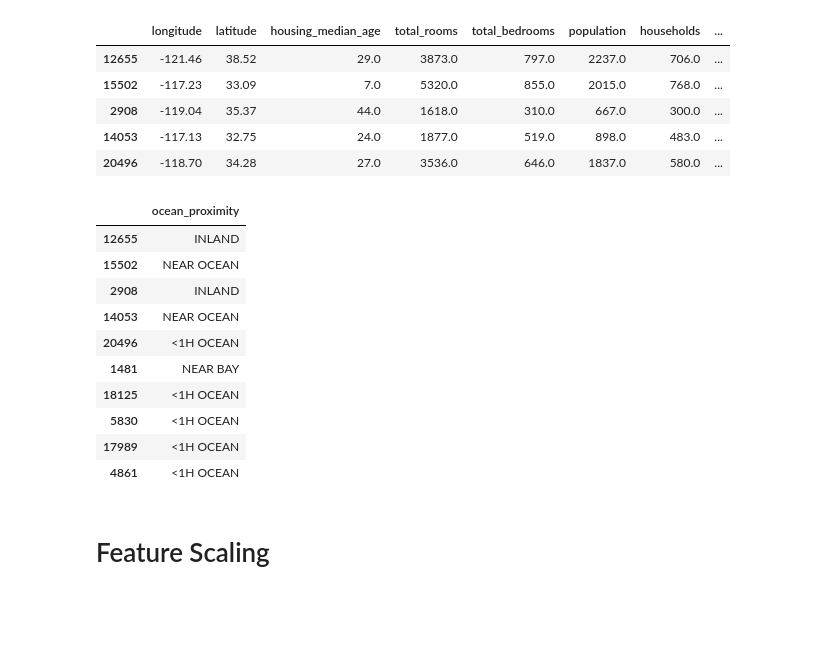
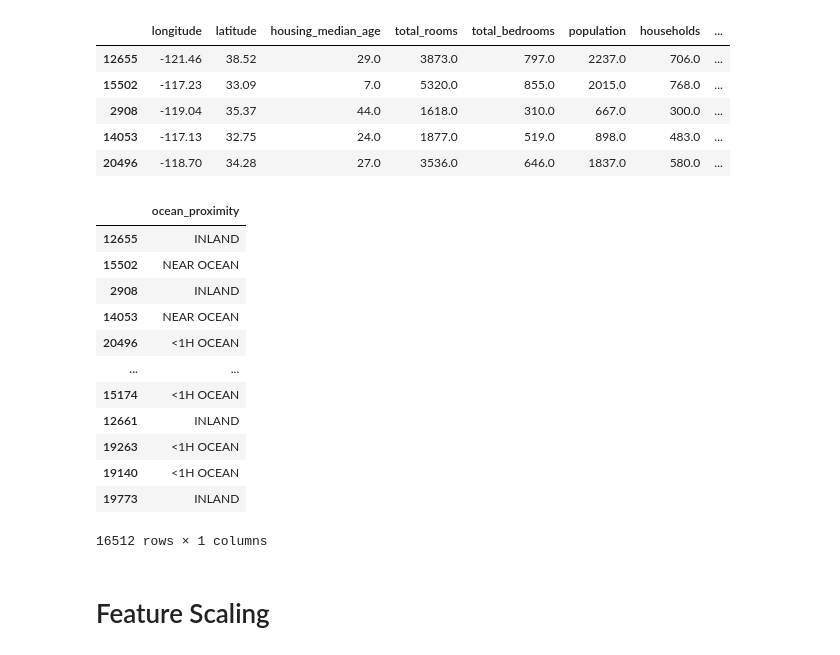
Before and after one commit to Kousei14/Regression-model-using-California-housing-dataset-for-house-price-prediction, a Jupyter notebook: California Housing (EDA) - Predict House Prices.ipynb, the cells around one changed output. Cells and saved outputs as stored; diff of their text form; code cells hidden in the pictures; blank space fills up the shorter version.

```diff
--- a/California Housing (EDA) - Predict House Prices.ipynb
+++ b/California Housing (EDA) - Predict House Prices.ipynb
@@ -6,8 +6,14 @@ import numpy as np
 import matplotlib.pyplot as plt
 import seaborn as sns
 %matplotlib inline
+import warnings
 
-data = pd.read_csv('C:/Users/Randy/Downloads/archive/housing.csv')
+warnings.filterwarnings('ignore')
+warnings.simplefilter(action='ignore', category=UserWarning)
+warnings.simplefilter(action='ignore', category=FutureWarning)
+pd.options.mode.chained_assignment = None
+
+data = pd.read_csv('C:/Users/kgonzales21/Downloads/IE things/IE things/Datasets/California Housing Dataset.csv')
 data.head()
 # %% [output]
 |  | longitude | latitude | housing_median_age | total_rooms | total_bedrooms | population | households | ... |
@@ -312,20 +324,22 @@ df.head()
 | 14053 | -117.13 | 32.75 | 24.0 | 1877.0 | 519.0 | 898.0 | 483.0 | ... |
 | 20496 | -118.70 | 34.28 | 27.0 | 3536.0 | 646.0 | 1837.0 | 580.0 | ... |
 # %%
-strat_train_cat = strat_train_set_copy.select_dtypes(include = ['O'])
-strat_train_cat.head(10)
+strat_train_cat = strat_train_set.select_dtypes(include=['O'])
+strat_train_cat
 # %% [output]
 |  | ocean_proximity |
 | 12655 | INLAND |
 | 15502 | NEAR OCEAN |
 | 2908 | INLAND |
 | 14053 | NEAR OCEAN |
 | 20496 | <1H OCEAN |
-| 1481 | NEAR BAY |
-| 18125 | <1H OCEAN |
-| 5830 | <1H OCEAN |
-| 17989 | <1H OCEAN |
-| 4861 | <1H OCEAN |
+| ... | ... |
+| 15174 | <1H OCEAN |
+| 12661 | INLAND |
+| 19263 | <1H OCEAN |
+| 19140 | <1H OCEAN |
+| 19773 | INLAND |
+16512 rows × 1 columns
 # %% [markdown]
 # Feature Scaling
 # %%
```
Also changed, not shown: parts of 36 cells of this notebook, 6 other files.
